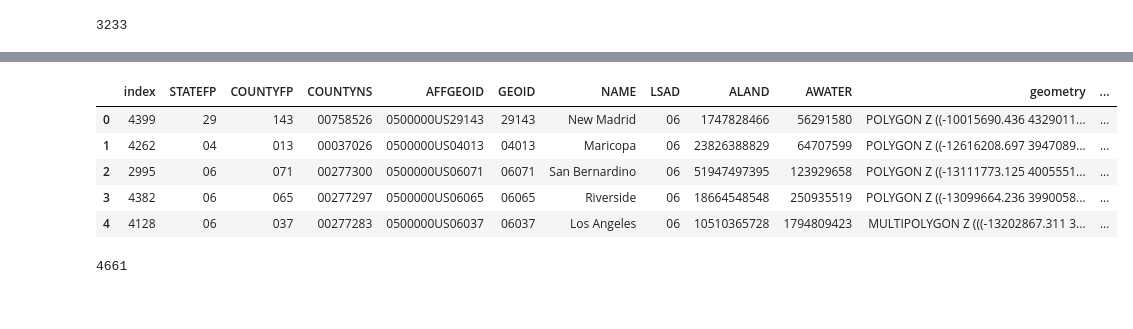
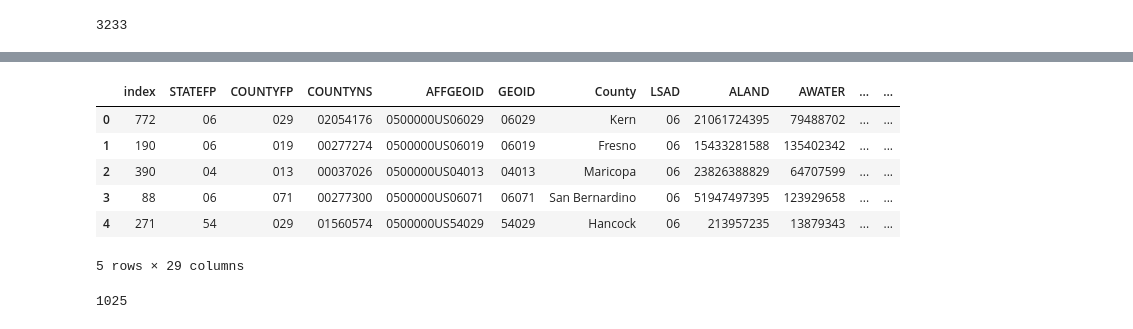
Before and after one commit to mjlaw/FIT_capstone, a Jupyter notebook: Jupyter_notebooks/AQI studies.ipynb, the cells around one changed output, grey strips where cells are left out. Drawn from its saved outputs; the diff is of its cells as text; code cells hidden in the pictures.

```diff
--- a/Jupyter_notebooks/AQI studies.ipynb
+++ b/Jupyter_notebooks/AQI studies.ipynb
@@ -1120,0 +1190,15 @@ AQI2Median = AQI2Median.rename(columns={'County': 'NAME'})
+# %%
+#create dictionary for mapping
+stateFP_State = {'01': 'Alabama', '02': 'Alaska', '04': 'Arizona', '05': 'Arkansas', '06': 'California', '08': 'Colorado',
+                 '09': 'Connecticut', '10': 'Delaware', '11': 'District Of Columbia', '12': 'Florida', '13': 'Georgia',
+                 '15': 'Hawaii', '16': 'Idaho', '17': 'Illinois', '18': 'Indiana', '19': 'Iowa', '20': 'Kansas',
+                 '21': 'Kentucky', '22': 'Louisiana', '23': 'Maine', '24': 'Maryland', '25': 'Massachusetts', '26': 'Michigan',
+                 '27': 'Minnesota', '28': 'Mississippi', '29': 'Missouri', '30': 'Montana', '31': 'Nebraska', '32': 'Nevada',
+                 '33': 'New Hampshire', '34': 'New Jersey', '35': 'New Mexico', '36': 'New York', '37': 'North Carolina',
+                 '38': 'North Dakota', '39': 'Ohio', '40': 'Oklahoma', '41': 'Oregon', '42': 'Pennsylvania', '44':'Rhode Island',
+                 '45': 'South Carolina', '46': 'South Dakota', '47': 'Tennessee', '48': 'Texas', '49': 'Utah', '50': 'Vermont',
+                 '51': 'Virginia', '53': 'Washington', '54': 'West Virginia', '55': 'Wisconsin', '56': 'Wyoming'}
+# %%
+#add new State column to dataframe
+countyMap['State'] = countyMap['STATEFP'].map(stateFP_State)
+countyMap = countyMap.rename(columns={'NAME': 'County'}).copy()
@@ -1121,15 +1223,16 @@ AQI2Median = AQI2Median.rename(columns={'County': 'NAME'})
 # %%
-#merge shapefile with usa dta
-geo_county2020=countyMap.merge(AQI2Median,on='NAME').dropna(axis=0).sort_values(by='Median AQI',ascending=False).reset_index()
-geo_county2020.head()
+#merge
+geo_county1999 = countyMap.merge(AQI0Cleaned, on=['State', 'County']).dropna(axis=0).sort_values(by='Median AQI',ascending=False).reset_index()
+geo_county1999.head()
 # %% [output]
-|  | index | STATEFP | COUNTYFP | COUNTYNS | AFFGEOID | GEOID | NAME | LSAD | ALAND | AWATER | geometry | ... |
-| 0 | 4399 | 29 | 143 | 00758526 | 0500000US29143 | 29143 | New Madrid | 06 | 1747828466 | 56291580 | POLYGON Z ((-10015690.436 4329011... | ... |
-| 1 | 4262 | 04 | 013 | 00037026 | 0500000US04013 | 04013 | Maricopa | 06 | 23826388829 | 64707599 | POLYGON Z ((-12616208.697 3947089... | ... |
-| 2 | 2995 | 06 | 071 | 00277300 | 0500000US06071 | 06071 | San Bernardino | 06 | 51947497395 | 123929658 | POLYGON Z ((-13111773.125 4005551... | ... |
-| 3 | 4382 | 06 | 065 | 00277297 | 0500000US06065 | 06065 | Riverside | 06 | 18664548548 | 250935519 | POLYGON Z ((-13099664.236 3990058... | ... |
-| 4 | 4128 | 06 | 037 | 00277283 | 0500000US06037 | 06037 | Los Angeles | 06 | 10510365728 | 1794809423 | MULTIPOLYGON Z (((-13202867.311 3... | ... |
+|  | index | STATEFP | COUNTYFP | COUNTYNS | AFFGEOID | GEOID | County | LSAD | ALAND | AWATER | ... | ... |
+| 0 | 772 | 06 | 029 | 02054176 | 0500000US06029 | 06029 | Kern | 06 | 21061724395 | 79488702 | ... | ... |
+| 1 | 190 | 06 | 019 | 00277274 | 0500000US06019 | 06019 | Fresno | 06 | 15433281588 | 135402342 | ... | ... |
+| 2 | 390 | 04 | 013 | 00037026 | 0500000US04013 | 04013 | Maricopa | 06 | 23826388829 | 64707599 | ... | ... |
+| 3 | 88 | 06 | 071 | 00277300 | 0500000US06071 | 06071 | San Bernardino | 06 | 51947497395 | 123929658 | ... | ... |
+| 4 | 271 | 54 | 029 | 01560574 | 0500000US54029 | 54029 | Hancock | 06 | 213957235 | 13879343 | ... | ... |
+5 rows × 29 columns
 # %%
-len(geo_county2020)
+len(geo_county1999)
 # %% [output]
-4661
+1025
```
Also changed, not shown: parts of 30 cells of this notebook.
